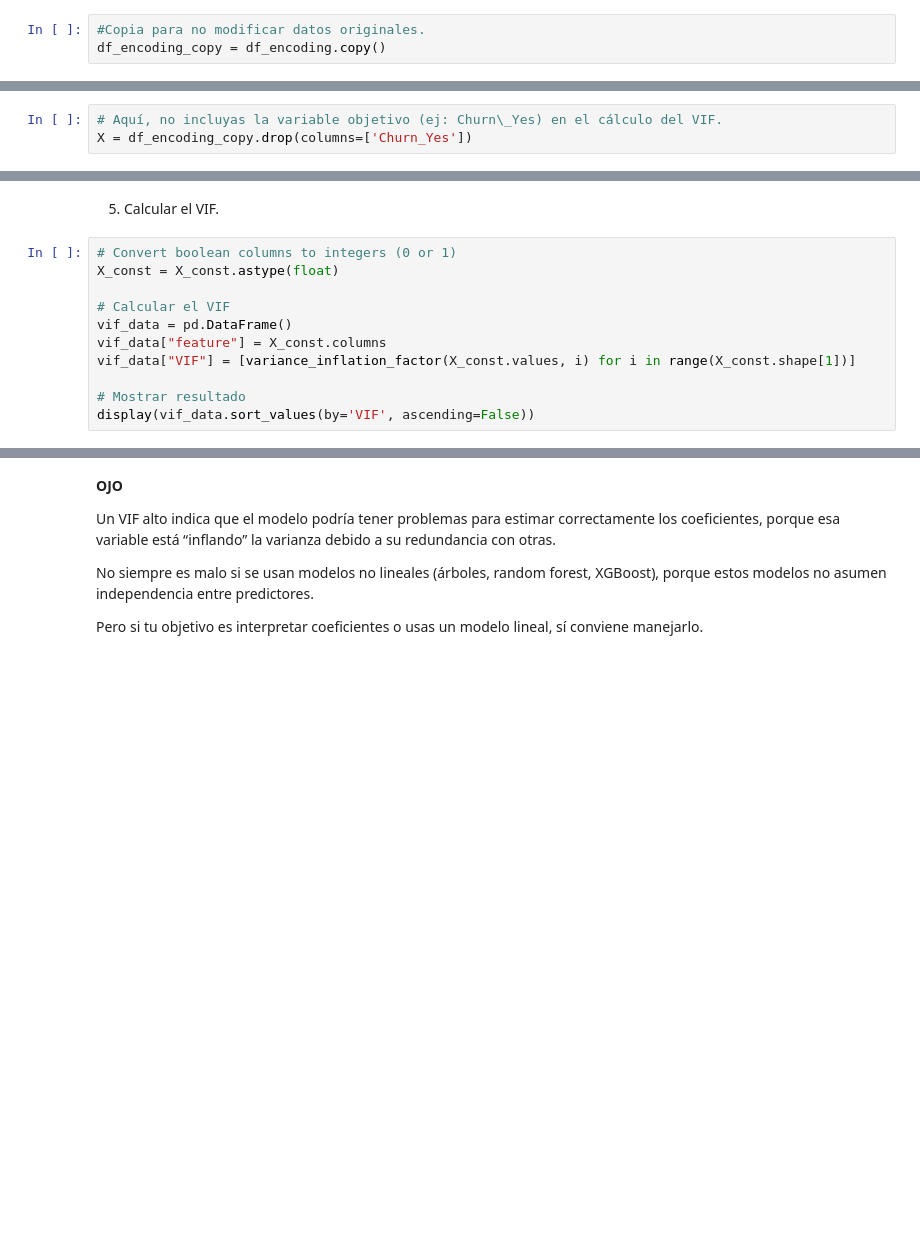
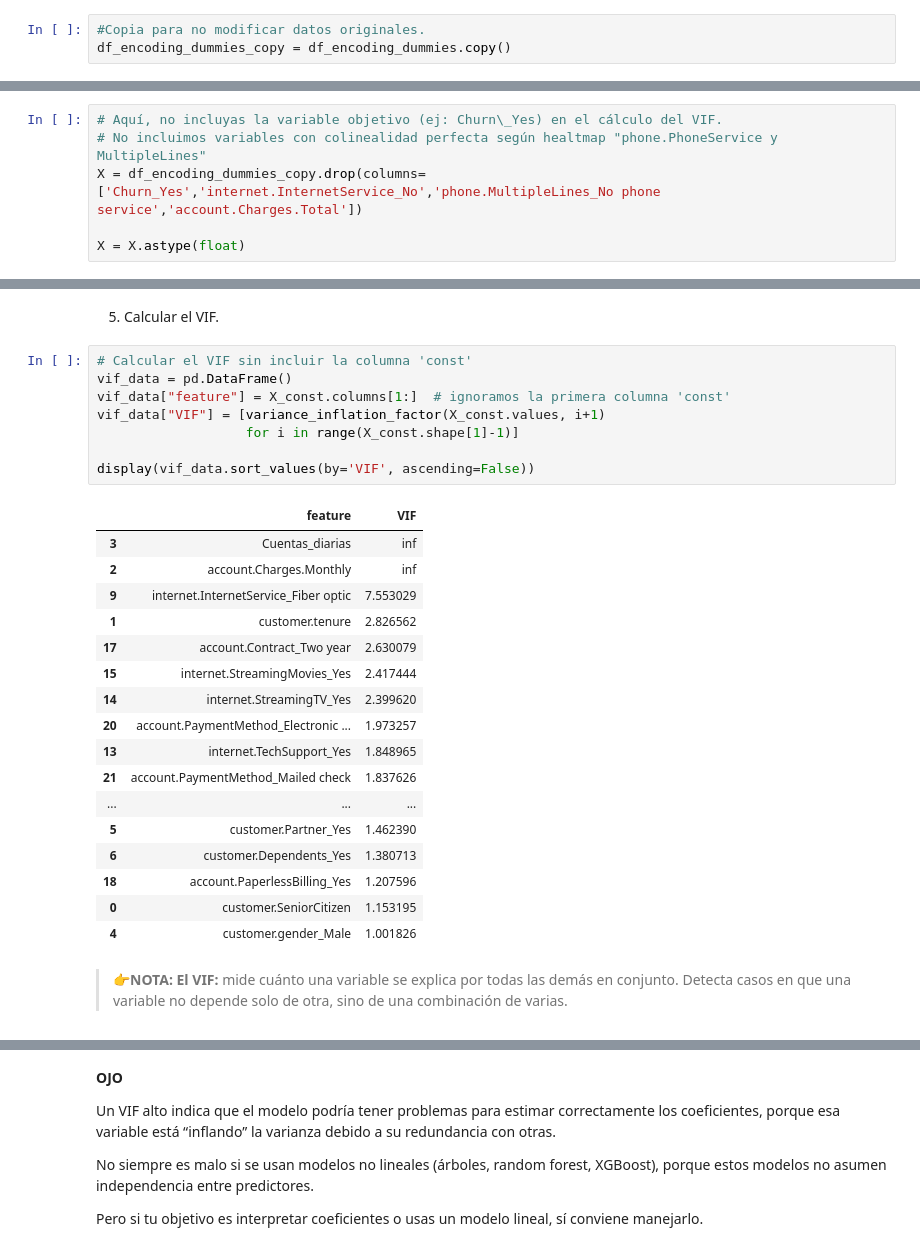
Before and after one commit to EuniceGarcia503/Challenge3_TelecomX_LATAM_parte_II, a Jupyter notebook: Challenge_TelecomX_parte_II.ipynb, the cells around one changed output, grey strips where cells are left out. Saved outputs shown, nothing was run; the diff lists cells and outputs as text; blank space fills up the shorter version.

```diff
--- a/Challenge_TelecomX_parte_II.ipynb
+++ b/Challenge_TelecomX_parte_II.ipynb
@@ -738,11 +789,14 @@ df_encoding.columns
 # %%
 #Copia para no modificar datos originales.
-df_encoding_copy = df_encoding.copy()
+df_encoding_dummies_copy = df_encoding_dummies.copy()
 # %% [markdown]
 3. Seleccionar las variables independientes.
 # %%
 # Aquí, no incluyas la variable objetivo (ej: Churn\_Yes) en el cálculo del VIF.
-X = df_encoding_copy.drop(columns=['Churn_Yes'])
+# No incluimos variables con colinealidad perfecta según healtmap "phone.PhoneService y MultipleLines"
+X = df_encoding_dummies_copy.drop(columns=['Churn_Yes','internet.InternetService_No','phone.MultipleLines_No phone service','account.Charges.Total'])
+
+X = X.astype(float)
 # %% [markdown]
 4. Añadir constante (intercepto).
 # %%
@@ -750,14 +804,32 @@ X_const = add_constant(X)
 # %% [markdown]
 5. Calcular el VIF.
 # %%
-# Convert boolean columns to integers (0 or 1)
-X_const = X_const.astype(float)
+# Calcular el VIF sin incluir la columna 'const'
+vif_data = pd.DataFrame()
+vif_data["feature"] = X_const.columns[1:]  # ignoramos la primera columna 'const'
+vif_data["VIF"] = [variance_inflation_factor(X_const.values, i+1)
+                   for i in range(X_const.shape[1]-1)]
 
-# Calcular el VIF
-vif_data = pd.DataFrame()
-vif_data["feature"] = X_const.columns
-vif_data["VIF"] = [variance_inflation_factor(X_const.values, i) for i in range(X_const.shape[1])]
-
-# Mostrar resultado
 display(vif_data.sort_values(by='VIF', ascending=False))
+# %% [output]
+|  | feature | VIF |
+| 3 | Cuentas_diarias | inf |
+| 2 | account.Charges.Monthly | inf |
+| 9 | internet.InternetService_Fiber optic | 7.553029 |
+| 1 | customer.tenure | 2.826562 |
+| 17 | account.Contract_Two year | 2.630079 |
+| 15 | internet.StreamingMovies_Yes | 2.417444 |
+| 14 | internet.StreamingTV_Yes | 2.399620 |
+| 20 | account.PaymentMethod_Electronic ... | 1.973257 |
+| 13 | internet.TechSupport_Yes | 1.848965 |
+| 21 | account.PaymentMethod_Mailed check | 1.837626 |
+| ... | ... | ... |
+| 5 | customer.Partner_Yes | 1.462390 |
+| 6 | customer.Dependents_Yes | 1.380713 |
+| 18 | account.PaperlessBilling_Yes | 1.207596 |
+| 0 | customer.SeniorCitizen | 1.153195 |
+| 4 | customer.gender_Male | 1.001826 |
+# %% [markdown]
+> 👉**NOTA:**
+>  **El VIF:**  mide cuánto una variable se explica por todas las demás en conjunto. Detecta casos en que una variable no depende solo de otra, sino de una combinación de varias.
 # %% [markdown]
```
Also changed, not shown: parts of 54 cells of this notebook.
